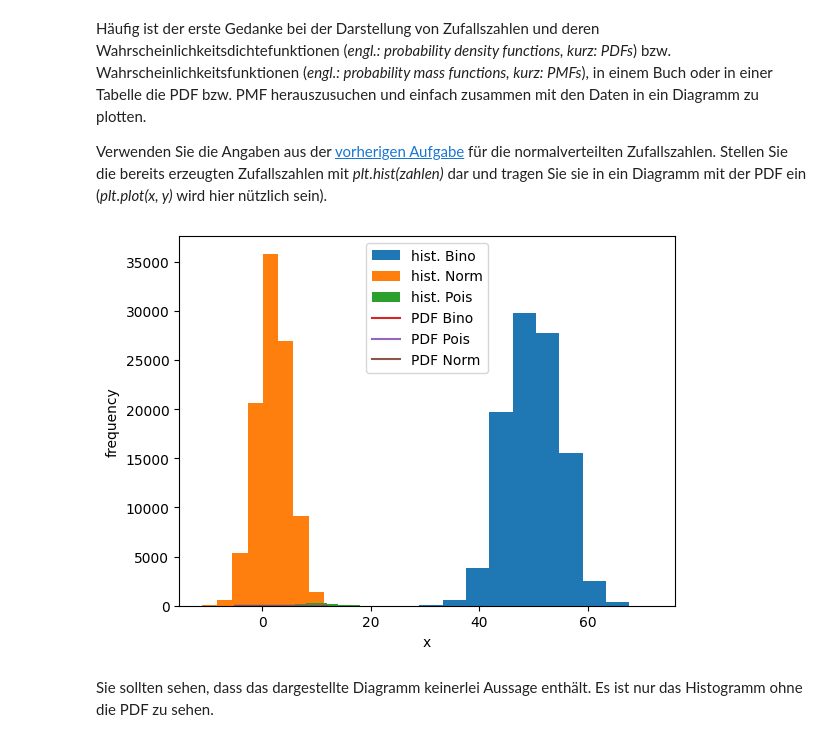
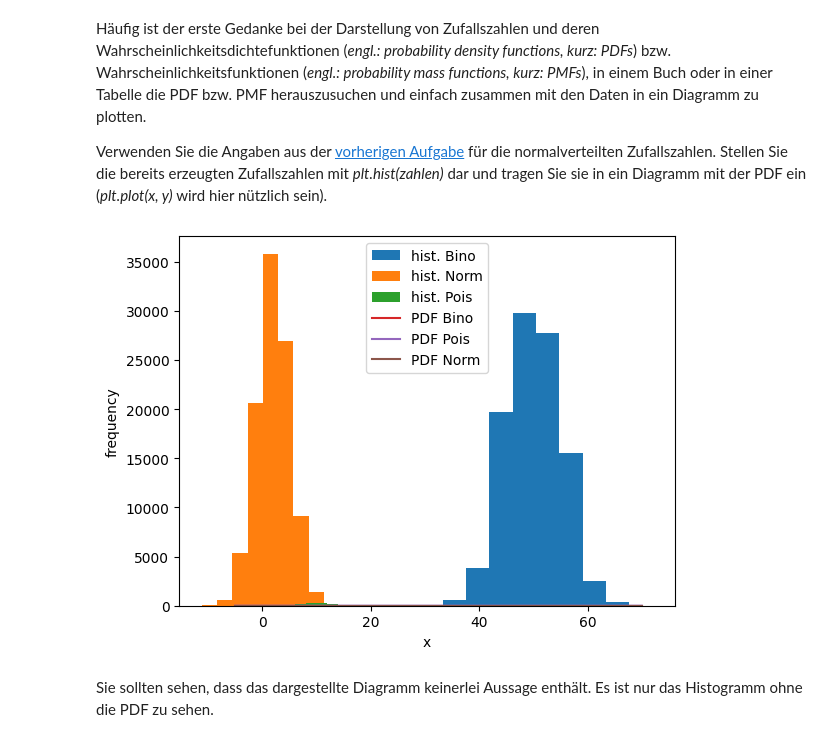
Before and after one commit to AlFa-Tier/Uni_codes, a Jupyter notebook: Stat. Datenauswertung/AufgabenBlätter/Blatt01.ipynb, the cells around one changed output. Saved outputs shown, nothing was run; the diff lists cells and outputs as text; code cells hidden in the pictures.

```diff
--- a/Stat. Datenauswertung/AufgabenBlätter/Blatt01.ipynb
+++ b/Stat. Datenauswertung/AufgabenBlätter/Blatt01.ipynb
@@ -214,35 +214,35 @@ def fBinomial(x, N_B, p_B):
 
 # Poisson distribution
 def fPoisson(x, nu_P):
     n=np.around(x)
     return (nu_P**n) / np.exp(nu_P) / sp.gamma(n+1.)
 
 # Gaussian distribution
 def fGauss(x, mu_N, sigma_N):
     return np.exp(-(x-mu_N)**2/2./sigma_N**2) / np.sqrt(2.*np.pi) / sigma_N
 
 # create array for distribution function
-x_gPDF = np.linspace(-5,12,1000)
+x_gPDF = np.linspace(-5,70,1000)
 mean = np.mean(results_norm)
 std = np.std(results_norm)
 
 # plot histogram and distribution
 plt.hist(results_bino, label='hist. Bino')
 plt.hist(results_norm, label='hist. Norm')
 plt.hist(results_pois, label='hist. Pois')
 
 plt.plot(x_gPDF,fBinomial(x_gPDF, N, p), label='PDF Bino')
 plt.plot(x_gPDF,fPoisson(x_gPDF, nu), label='PDF Pois')
 plt.plot(x_gPDF,fGauss(x_gPDF,mean, std), label='PDF Norm')
 
 # adjust plot
 plt.xlabel('x')
 plt.ylabel('frequency')
 plt.legend(loc='best')
 
 plt.show()
 # %% [output]
-[figure, old version]
+[figure, new version]
 # %% [markdown]
 Sie sollten sehen, dass das dargestellte Diagramm keinerlei Aussage enthält. Es ist nur das Histogramm ohne die PDF zu sehen.
 # %% [markdown]
```
Also changed, not shown: parts of 2 cells of this notebook, 1 other file.
